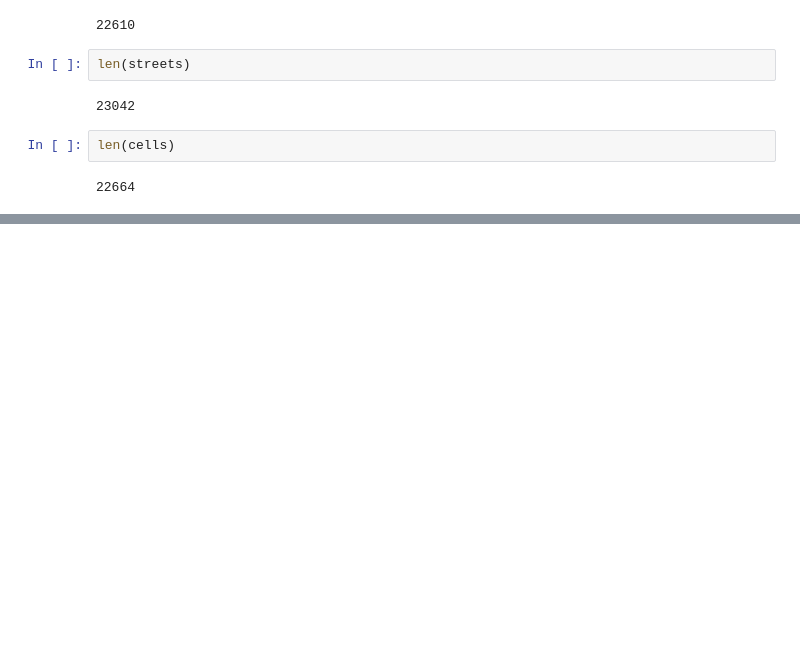
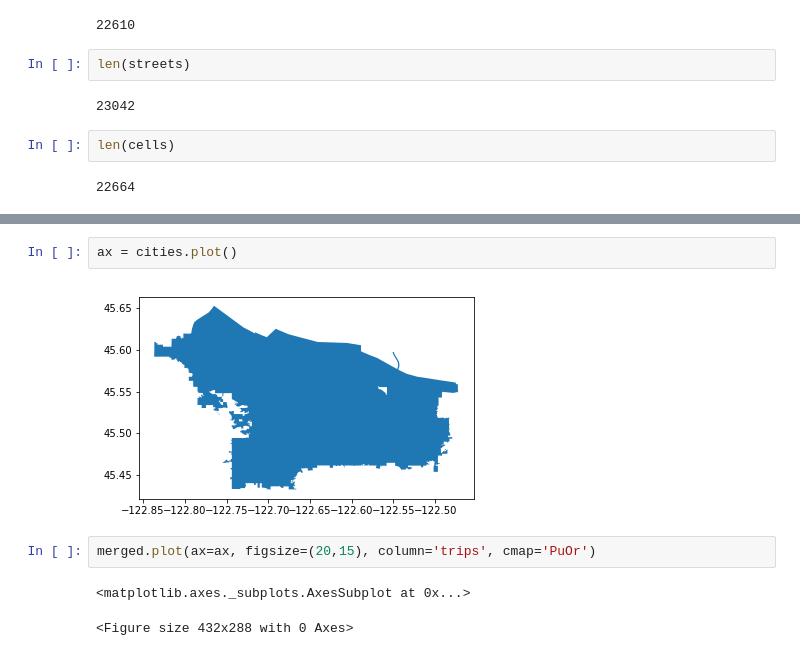
Before and after one commit to mike-mcdonald/notebooks, a Jupyter notebook: py/Voronoi counts.ipynb, the cells around one changed output, grey strips where cells are left out. Cells and saved outputs as stored; diff of their text form; blank space fills up the shorter version.

```diff
--- a/py/Voronoi counts.ipynb
+++ b/py/Voronoi counts.ipynb
@@ -49,0 +119,9 @@ streets_as_cell[['name', 'geometry']].to_file(filename='../.data/segments_vorono
+# %%
+ax = cities.plot()
+# %% [output]
+[figure, added]
+# %%
+merged.plot(ax=ax, figsize=(20,15), column='trips', cmap='PuOr')
+# %% [output]
+<matplotlib.axes._subplots.AxesSubplot at 0x...>
+<Figure size 432x288 with 0 Axes>
```
Also changed, not shown: parts of 16 cells of this notebook.
